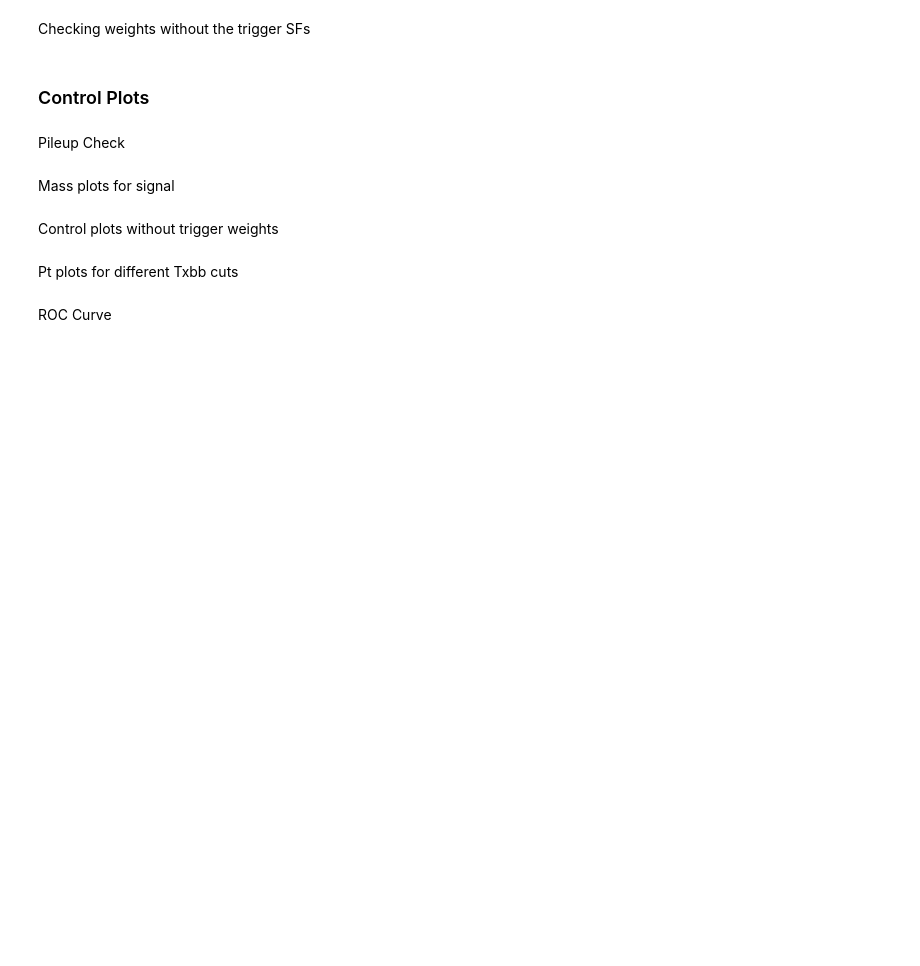
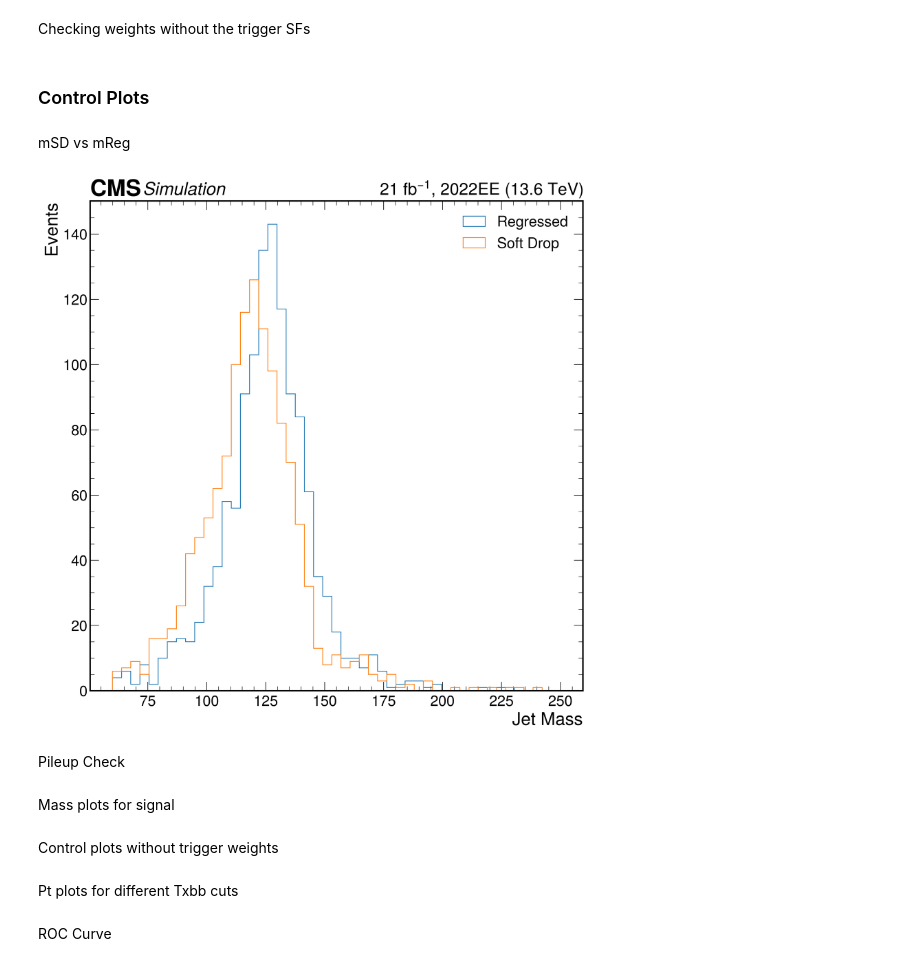
Before and after one commit to LPC-HH/HH4b, a Jupyter notebook: src/HH4b/postprocessing/PostProcess.ipynb, the cells around one changed output. Drawn from its saved outputs; the diff is of its cells as text; code cells hidden in the pictures; blank space fills up the shorter version.

```diff
--- a/src/HH4b/postprocessing/PostProcess.ipynb
+++ b/src/HH4b/postprocessing/PostProcess.ipynb
@@ -33,16 +35,17 @@ MAIN_DIR = "../../../"
 # path_to_dir = "/eos/uscms/store/user/cmantill/bbbb/skimmer/Oct13Test/"
 # path_to_dir = f"{MAIN_DIR}/../data/skimmer/Oct19wSelection/"
 path_to_dir = f"{MAIN_DIR}/../data/skimmer/Oct26/"
-year = "2022"
+year = "2022EE"
 
 # make plot and template directory
-date = "23Nov6"
+date = "23Nov9"
 plot_dir = f"{MAIN_DIR}/plots/PostProcessing/{date}/{year}"
 template_dir = f"templates/{date}/"
 _ = os.system(f"mkdir -p {plot_dir}")
 _ = os.system(f"mkdir -p {template_dir}/cutflows/{year}")
 # %%
 # define dictionary with directories of files (this can be configured in a yaml file later in the script)
+samples = deepcopy(samples[year])
 sig_keys = ["hh4b"]
 for key in list(samples.keys()):
     if key not in bg_keys + sig_keys + [data_key]:
@@ -132,6 +170,6 @@ plt.yscale("log")
 plt.show()
 # %%
-events_dict["qcd"] = events_dict["qcd"][(events_dict["qcd"]["weight"] < 1e3).values]
+events_dict["qcd"] = events_dict["qcd"][(events_dict["qcd"]["weight"] < 8e2).values]
 # %% [markdown]
 Checking pileup weights and removing from signal
 # %%
@@ -255,6 +303,40 @@ for shape_var in control_plot_vars:
         ylim=ylims[year],
     )
     # break
+# %% [markdown]
+mSD vs mReg
+# %%
+events = events_dict["hh4b"]
+
+fig, ax = plt.subplots(1, 1, figsize=(12, 12))
+plt.rcParams.update({"font.size": 24})
+
+bins = np.linspace(60, 250, 50)
+
+ax.hist(
+    events["ak8FatJetPNetMass"][1],
+    bins=bins,
+    histtype="step",
+    label="Regressed",
+)
+
+ax.hist(
+    events["ak8FatJetMsd"][1],
+    bins=bins,
+    histtype="step",
+    label="Soft Drop",
+)
+
+ax.set_xlabel("Jet Mass")
+ax.set_ylabel("Events")
+
+hep.cms.label(data=False, year=year, lumi=round(LUMI[year] / 1e3), com="13.6")
+
+ax.legend()
+plt.savefig(f"{plot_dir}/msd_mreg.pdf", bbox_inches="tight")
+plt.show()
+# %% [output]
+[figure, added]
 # %% [markdown]
 Pileup Check
 # %%
```
Also changed, not shown: parts of 9 cells of this notebook, 2 other files.
